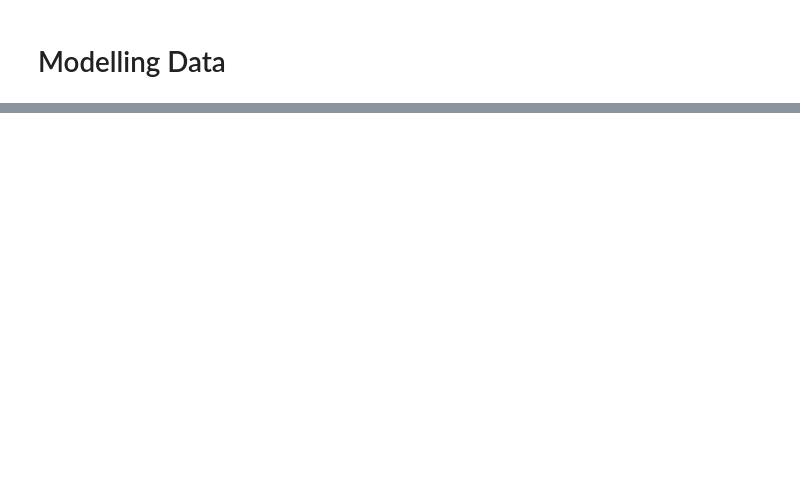
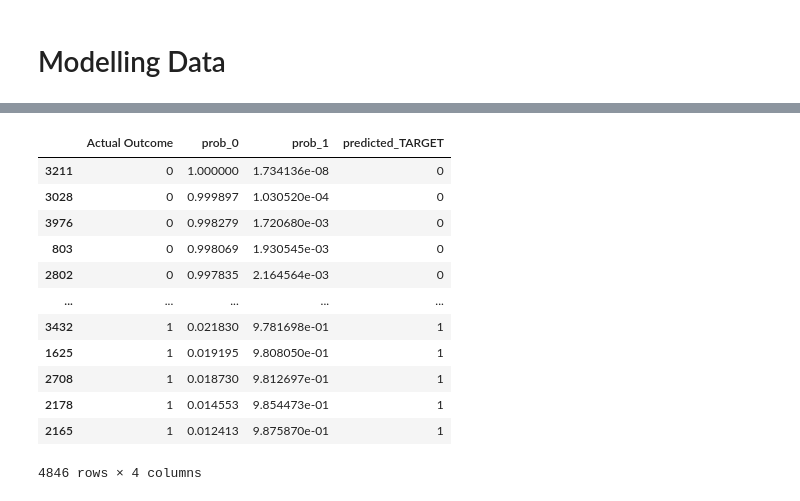
Before and after one commit to adeliasn15/Home-Credit-Indonesia, a Jupyter notebook: Home Credit.ipynb, the cells around one changed output, grey strips where cells are left out. Saved outputs shown, nothing was run; the diff lists cells and outputs as text; code cells hidden in the pictures; blank space fills up the shorter version.

```diff
--- a/Home Credit.ipynb
+++ b/Home Credit.ipynb
@@ -372,0 +750,2 @@ train.boxplot()
+# %%
+x_train, x_test, y_train, y_test = train_test_split(x_smote, y_smote, test_size = .3, random_state = 1)
@@ -374,0 +811,16 @@ train.boxplot()
+# %%
+df
+# %% [output]
+|  | Actual Outcome | prob_0 | prob_1 | predicted_TARGET |
+| 3211 | 0 | 1.000000 | 1.734136e-08 | 0 |
+| 3028 | 0 | 0.999897 | 1.030520e-04 | 0 |
+| 3976 | 0 | 0.998279 | 1.720680e-03 | 0 |
+| 803 | 0 | 0.998069 | 1.930545e-03 | 0 |
+| 2802 | 0 | 0.997835 | 2.164564e-03 | 0 |
+| ... | ... | ... | ... | ... |
+| 3432 | 1 | 0.021830 | 9.781698e-01 | 1 |
+| 1625 | 1 | 0.019195 | 9.808050e-01 | 1 |
+| 2708 | 1 | 0.018730 | 9.812697e-01 | 1 |
+| 2178 | 1 | 0.014553 | 9.854473e-01 | 1 |
+| 2165 | 1 | 0.012413 | 9.875870e-01 | 1 |
+4846 rows × 4 columns
```
Also changed, not shown: parts of 61 cells of this notebook.
